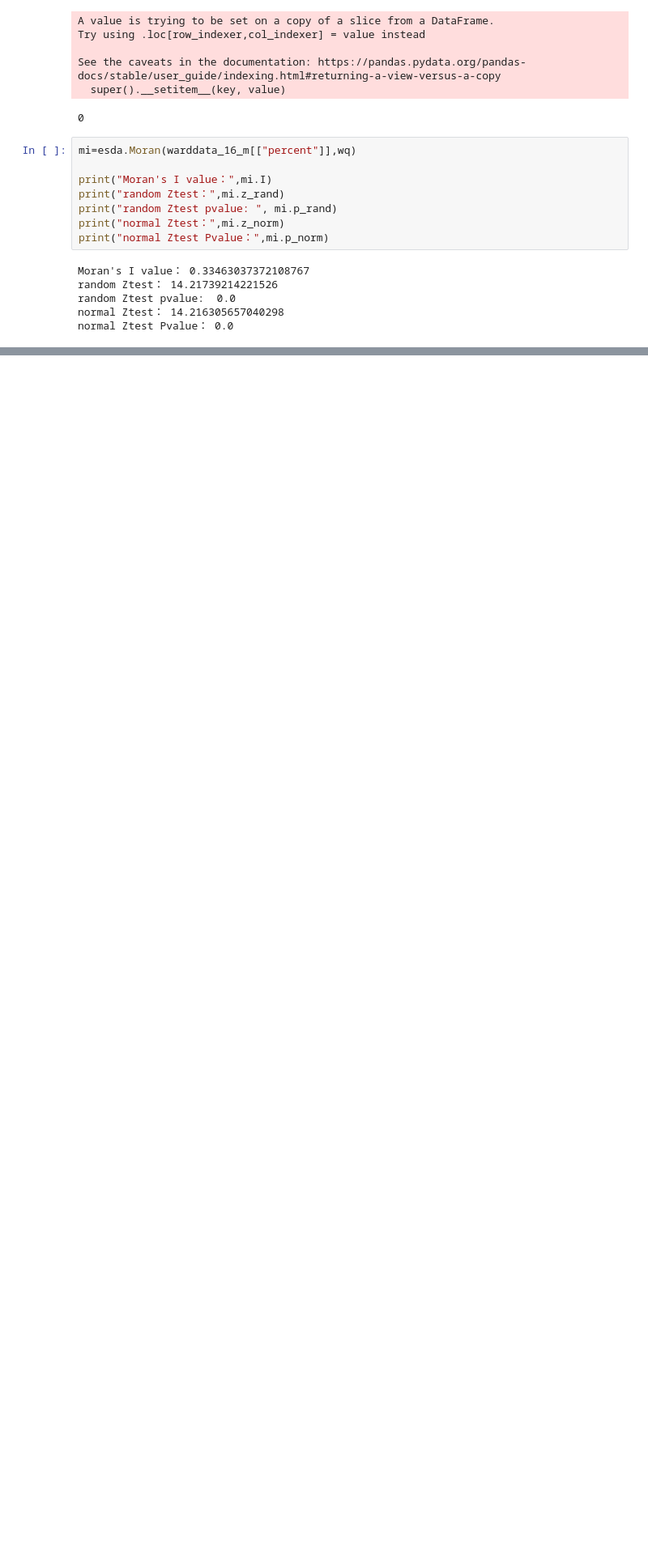
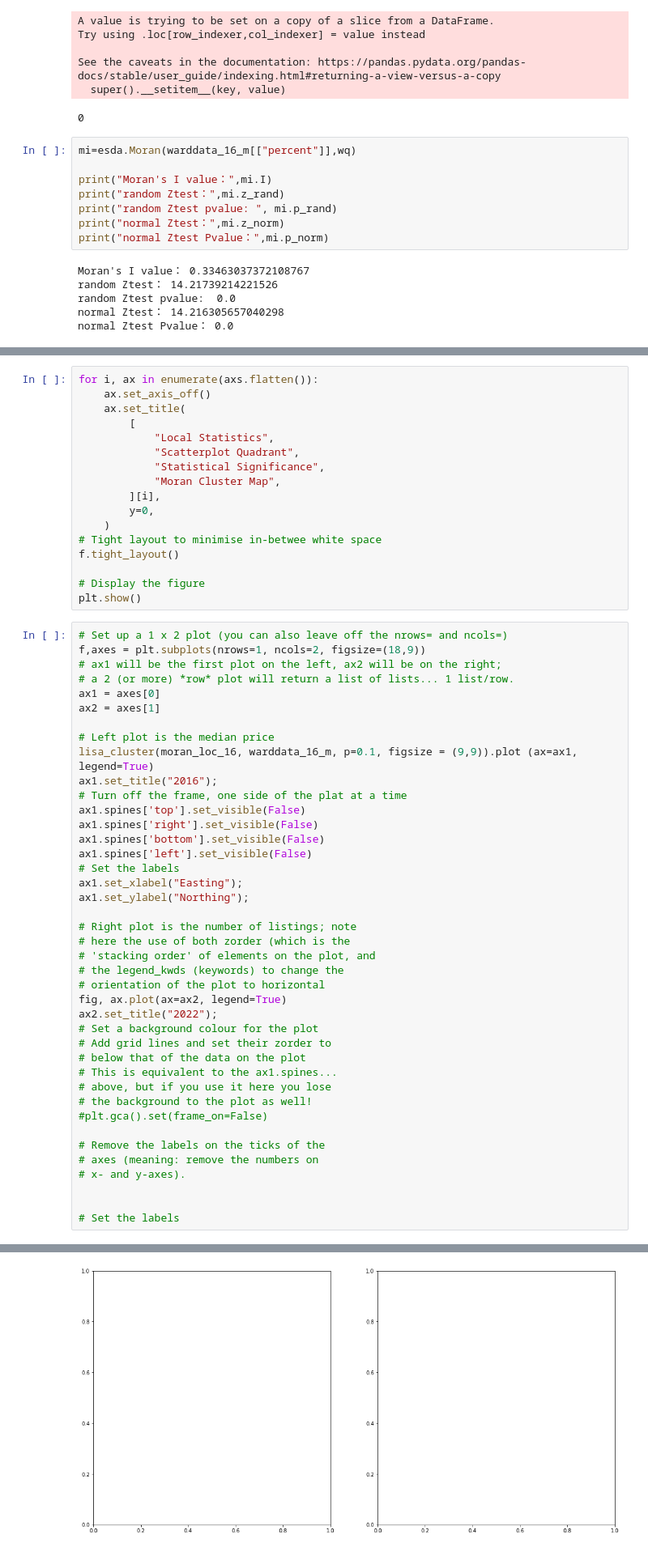
Before and after one commit to korentinchen/fsdsgroupwork, a Jupyter notebook: test.ipynb, the cells around one changed output, grey strips where cells are left out. Shown at 81% size. Cells and saved outputs as stored; diff of their text form; blank space fills up the shorter version.

```diff
--- a/test.ipynb
+++ b/test.ipynb
@@ -548,0 +588,59 @@ fig, ax = lisa_cluster(moran_loc_16, warddata_16_m, p=0.1, figsize = (9,9))
+# %%
+for i, ax in enumerate(axs.flatten()):
+    ax.set_axis_off()
+    ax.set_title(
+        [
+            "Local Statistics",
+            "Scatterplot Quadrant",
+            "Statistical Significance",
+            "Moran Cluster Map",
+        ][i],
+        y=0,
+    )
+# Tight layout to minimise in-betwee white space
+f.tight_layout()
+
+# Display the figure
+plt.show()
+# %%
+# Set up a 1 x 2 plot (you can also leave off the nrows= and ncols=)
+f,axes = plt.subplots(nrows=1, ncols=2, figsize=(18,9))
+# ax1 will be the first plot on the left, ax2 will be on the right;
+# a 2 (or more) *row* plot will return a list of lists... 1 list/row.
+ax1 = axes[0]
+ax2 = axes[1]
+
+# Left plot is the median price
+lisa_cluster(moran_loc_16, warddata_16_m, p=0.1, figsize = (9,9)).plot (ax=ax1, legend=True)
+ax1.set_title("2016");
+# Turn off the frame, one side of the plat at a time
+ax1.spines['top'].set_visible(False)
+ax1.spines['right'].set_visible(False)
+ax1.spines['bottom'].set_visible(False)
+ax1.spines['left'].set_visible(False)
+# Set the labels
+ax1.set_xlabel("Easting");
+ax1.set_ylabel("Northing");
+
+# Right plot is the number of listings; note
+# here the use of both zorder (which is the
+# 'stacking order' of elements on the plot, and
+# the legend_kwds (keywords) to change the
+# orientation of the plot to horizontal
+fig, ax.plot(ax=ax2, legend=True)
+ax2.set_title("2022");
+# Set a background colour for the plot
+# Add grid lines and set their zorder to
+# below that of the data on the plot
+# This is equivalent to the ax1.spines...
+# above, but if you use it here you lose
+# the background to the plot as well!
+#plt.gca().set(frame_on=False)
+
+# Remove the labels on the ticks of the
+# axes (meaning: remove the numbers on
+# x- and y-axes).
+
+
+# Set the labels
+# %% [output]
@@ -548,0 +648 @@ fig, ax = lisa_cluster(moran_loc_16, warddata_16_m, p=0.1, figsize = (9,9))
+[figure, added]
```
Also changed, not shown: parts of 6 cells of this notebook.
